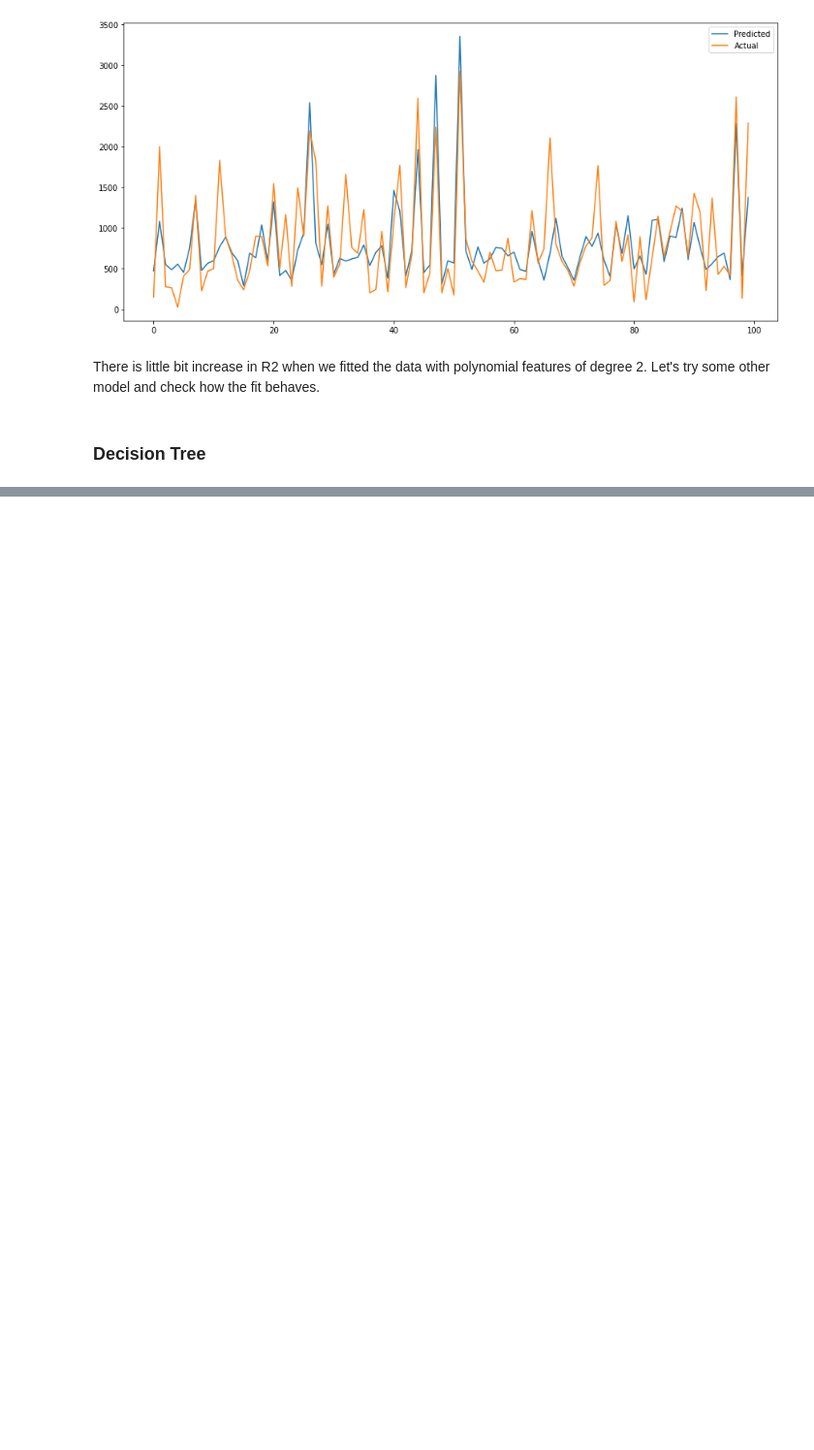
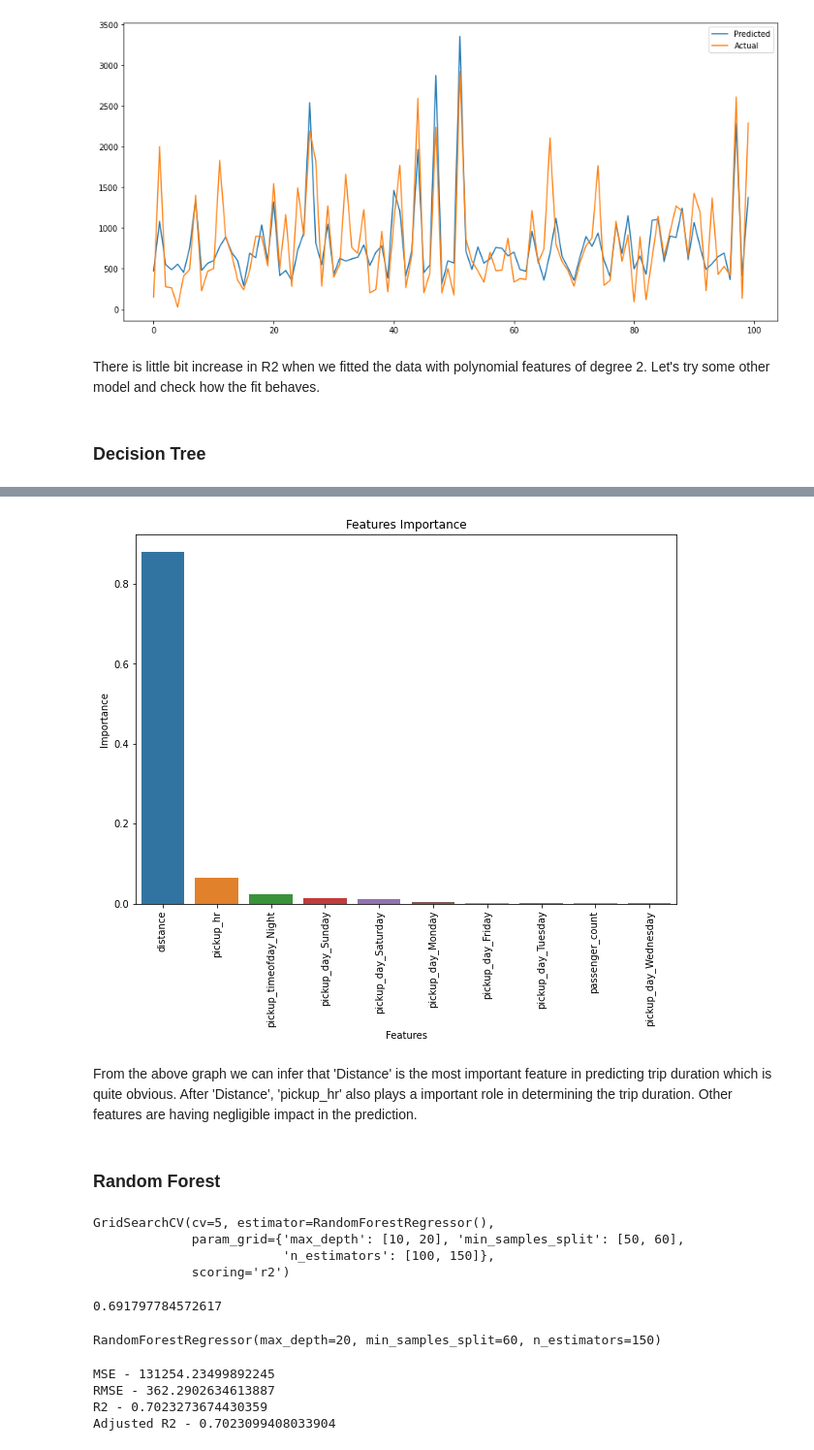
Before and after one commit to Prashant-Shaw/NYC-Taxi-Trip-Time-Prediction, a Jupyter notebook: NYC_Taxi_Trip_Time_Prediction_Capstone_Project.ipynb, the cells around one changed output, grey strips where cells are left out. Shown at 97% size. Drawn from its saved outputs; the diff is of its cells as text; code cells hidden in the pictures; blank space fills up the shorter version.

```diff
--- a/NYC_Taxi_Trip_Time_Prediction_Capstone_Project.ipynb
+++ b/NYC_Taxi_Trip_Time_Prediction_Capstone_Project.ipynb
@@ -1222,0 +1208,7 @@ predicted_actual_plot(y_test, y_pred_dt_test)
+# %%
+#Checking the feature importance
+imp_feat = opt_dt_model.feature_importances_
+imp_feat_df= pd.DataFrame(list(zip(list(X_train.columns), list(imp_feat))))
+imp_feat_df.rename(columns = {0:'Features',1:'Importance'}, inplace = True)
+imp_feat_df.sort_values(by = ['Importance'], ascending = False, inplace = True)
+print(imp_feat_df)
@@ -1222,0 +1234,14 @@ predicted_actual_plot(y_test, y_pred_dt_test)
+# %%
+#Plotting the feature importance.
+plt.figure(figsize=(10,7))
+plt.title('Features Importance')
+sns.barplot(x='Features',y="Importance",data=imp_feat_df[:10])
+plt.xticks(rotation = 90)
+plt.show()
+# %% [output]
+[figure, added]
+# %% [markdown]
+From the above graph we can infer that 'Distance' is the most important feature in predicting trip duration which is quite obvious. After 'Distance', 'pickup_hr' also plays a important role in determining the trip duration.
+Other features are having negligible impact in the prediction.
+# %% [markdown]
+### **Random Forest**
@@ -1222,0 +1263,21 @@ predicted_actual_plot(y_test, y_pred_dt_test)
+# %%
+rf = RandomForestRegressor()
+
+# Grid search
+random_forest_regressor = GridSearchCV(estimator=rf, param_grid = parameters_rf, cv = 5, scoring='r2')
+
+random_forest_regressor.fit(X_train,y_train)
+# %% [output]
+GridSearchCV(cv=5, estimator=RandomForestRegressor(),
+             param_grid={'max_depth': [10, 20], 'min_samples_split': [50, 60],
+                         'n_estimators': [100, 150]},
+             scoring='r2')
+# %%
+random_forest_regressor.best_score_
+# %% [output]
+0.691797784572617
+# %%
+#Checking the best fit value of hyperparameters.
+random_forest_regressor.best_estimator_
+# %% [output]
+RandomForestRegressor(max_depth=20, min_samples_split=60, n_estimators=150)
@@ -1222,0 +1287,9 @@ predicted_actual_plot(y_test, y_pred_dt_test)
+# %%
+#Checking all the evaluation matrix
+MSE_poly, RMSE_poly, R2_poly, Adj_R2_poly = evalutaionmetric(X_test, y_test, y_pred_rf_test)
+print(f'MSE - {MSE_poly}\nRMSE - {RMSE_poly}\nR2 - {R2_poly}\nAdjusted R2 - {Adj_R2_poly}\n')
+# %% [output]
+MSE - 131254.23499892245
+RMSE - 362.2902634613887
+R2 - 0.7023273674430359
+Adjusted R2 - 0.7023099408033904
```
Also changed, not shown: parts of 49 cells of this notebook.
